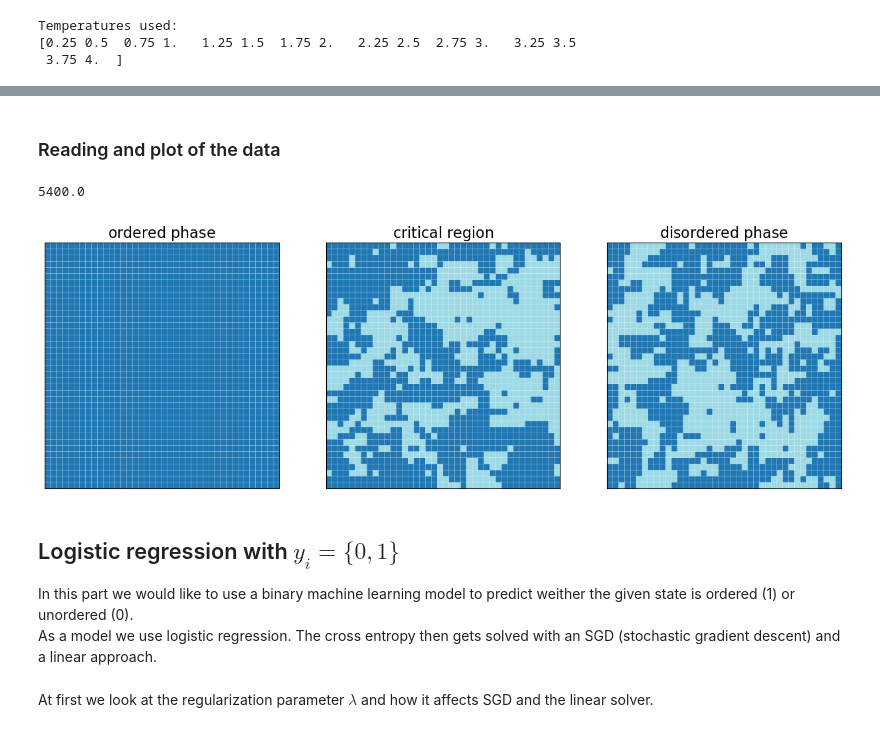
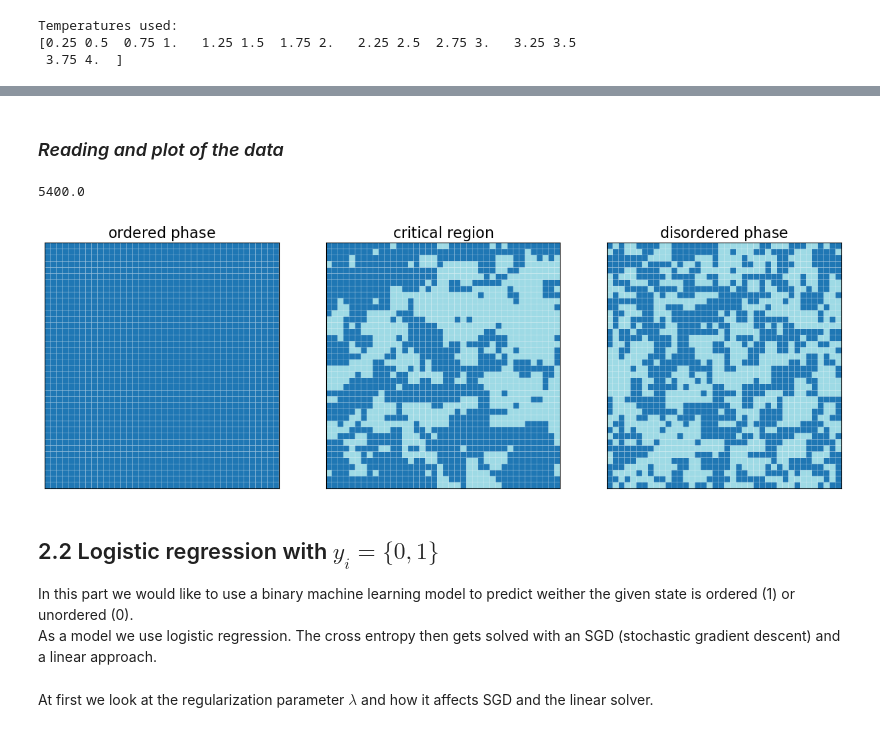
Before and after one commit to MoLydia/MachineLearningOfIsing, a Jupyter notebook: IsingModelSub.ipynb, the cells around one changed output, grey strips where cells are left out. Drawn from its saved outputs; the diff is of its cells as text; code cells hidden in the pictures.

```diff
--- a/IsingModelSub.ipynb
+++ b/IsingModelSub.ipynb
@@ -303,14 +314,14 @@ T = np.array([[2.75, 10, 0],[3,11,0],[3.25, 12, 0],[3.5, 13, 0],[3.75, 14, 0],[4
 disordered_X, disordered_Y = create_set(n, T, N, steps, J = 1)
 disordered_X = np.delete(disordered_X,0,0)
 # %% [markdown]
-### Reading and plot of the data
+### *Reading and plot of the data*
 # %%
 ordered_X = np.array(pd.read_csv("ordered_X3.csv"))
-ordered_Y = np.array(pd.read_csv("../ordered_Y2.csv"))
+ordered_Y = np.array(pd.read_csv("ordered_Y2.csv"))
 critical_X = np.array(pd.read_csv("critical_X3.csv"))
-critical_Y = np.array(pd.read_csv("../critical_Y2.csv"))
-disordered_X = np.array(pd.read_csv("../disordered_X2.csv"))
-disordered_Y = np.array(pd.read_csv("../disordered_Y2.csv"))
+critical_Y = np.array(pd.read_csv("critical_Y2.csv"))
+disordered_X = np.array(pd.read_csv("disordered_X2.csv"))
+disordered_Y = np.array(pd.read_csv("disordered_Y2.csv"))
 # %%
 ordered_X.shape[0]/7
 # %% [output]
@@ -327,37 +338,37 @@ cmap_args=dict(cmap='tab20')
 # plot states
 fig, axarr = plt.subplots(nrows=1, ncols=3)
 
 #axarr[0].imshow(ordered_X[500].reshape(N,N),**cmap_args)
 axarr[0].pcolor(ordered_X[500].reshape(N,N), edgecolors='white', linewidths=0.1, cmap='tab20')
 axarr[0].set_title('$\\mathrm{ordered\\ phase}$',fontsize=16)
 axarr[0].tick_params(labelsize=16)
 
 axarr[0].get_yaxis().set_visible(False)
 axarr[0].get_xaxis().set_visible(False)
 
 #axarr[1].imshow(critical_X[400].reshape(N,N),**cmap_args)
 axarr[1].pcolor(critical_X[1200].reshape(N,N), edgecolors='white', linewidths=0.1, cmap='tab20')
 axarr[1].set_title('$\\mathrm{critical\\ region}$',fontsize=16)
 axarr[1].tick_params(labelsize=16)
 
 axarr[1].get_yaxis().set_visible(False)
 axarr[1].get_xaxis().set_visible(False)
 
 #im=axarr[2].imshow(disordered_X[1000].reshape(N,N),**cmap_args)
-axarr[2].pcolor(disordered_X[3606].reshape(N,N), edgecolors='white', linewidths=0.1, cmap='tab20')
+axarr[2].pcolor(disordered_X[3102].reshape(N,N), edgecolors='white', linewidths=0.1, cmap='tab20')
 axarr[2].set_title('$\\mathrm{disordered\\ phase}$',fontsize=16)
 axarr[2].tick_params(labelsize=16)
 
 axarr[2].get_yaxis().set_visible(False)
 axarr[2].get_xaxis().set_visible(False)
 
 fig.subplots_adjust(right=2.0)
 
 plt.show()
 # %% [output]
-[figure, old version]
+[figure, new version]
 # %% [markdown]
-## Logistic regression with $y_i = \{0,1\}$<br>
+## 2.2 Logistic regression with $y_i = \{0,1\}$<br>
 
 In this part we would like to use a binary machine learning model to predict weither the given state is ordered (1) or unordered (0). <br>
 As a model we use logistic regression. The cross entropy then gets solved with an SGD (stochastic gradient descent) and a linear approach.
```
Also changed, not shown: parts of 35 cells of this notebook.
